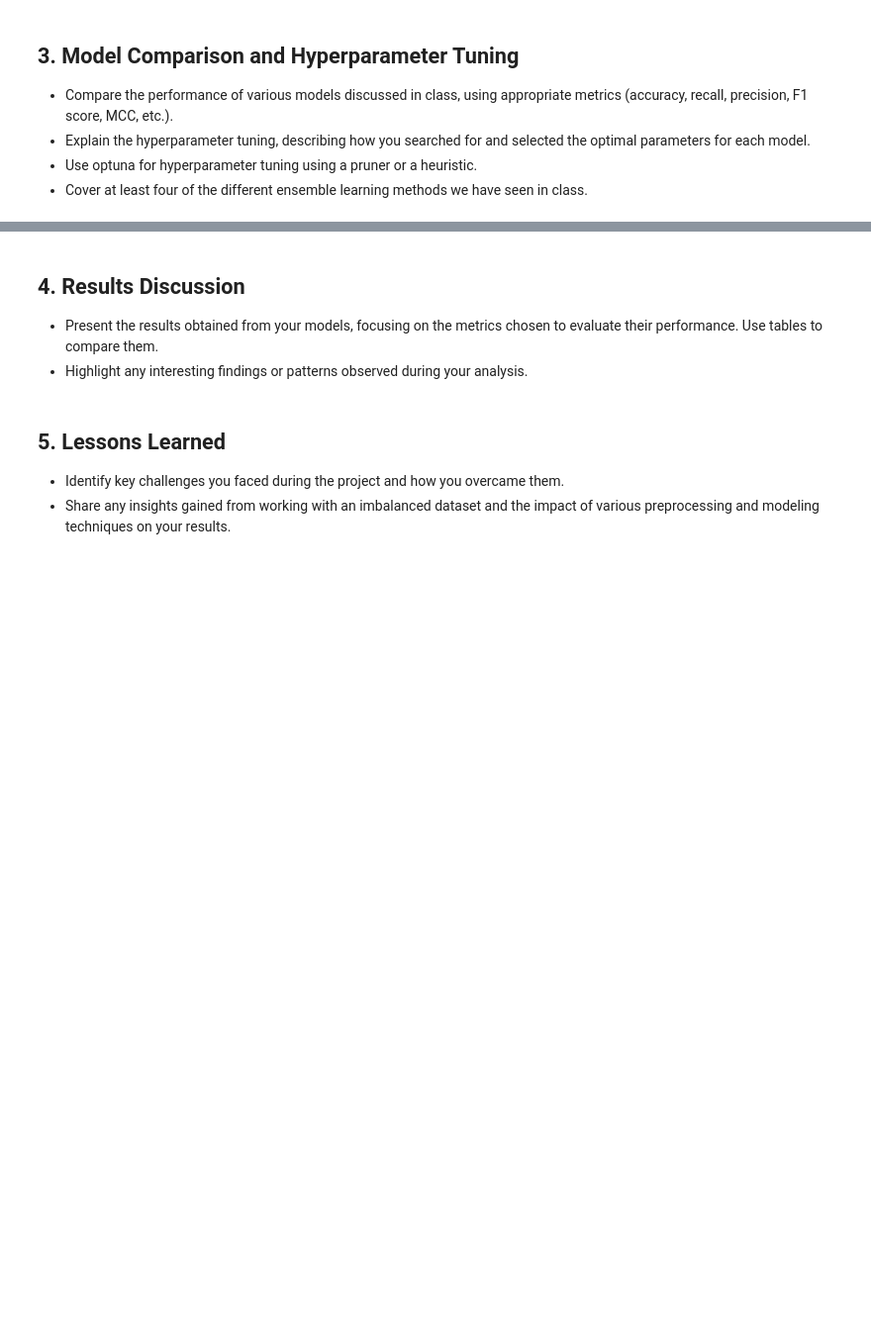
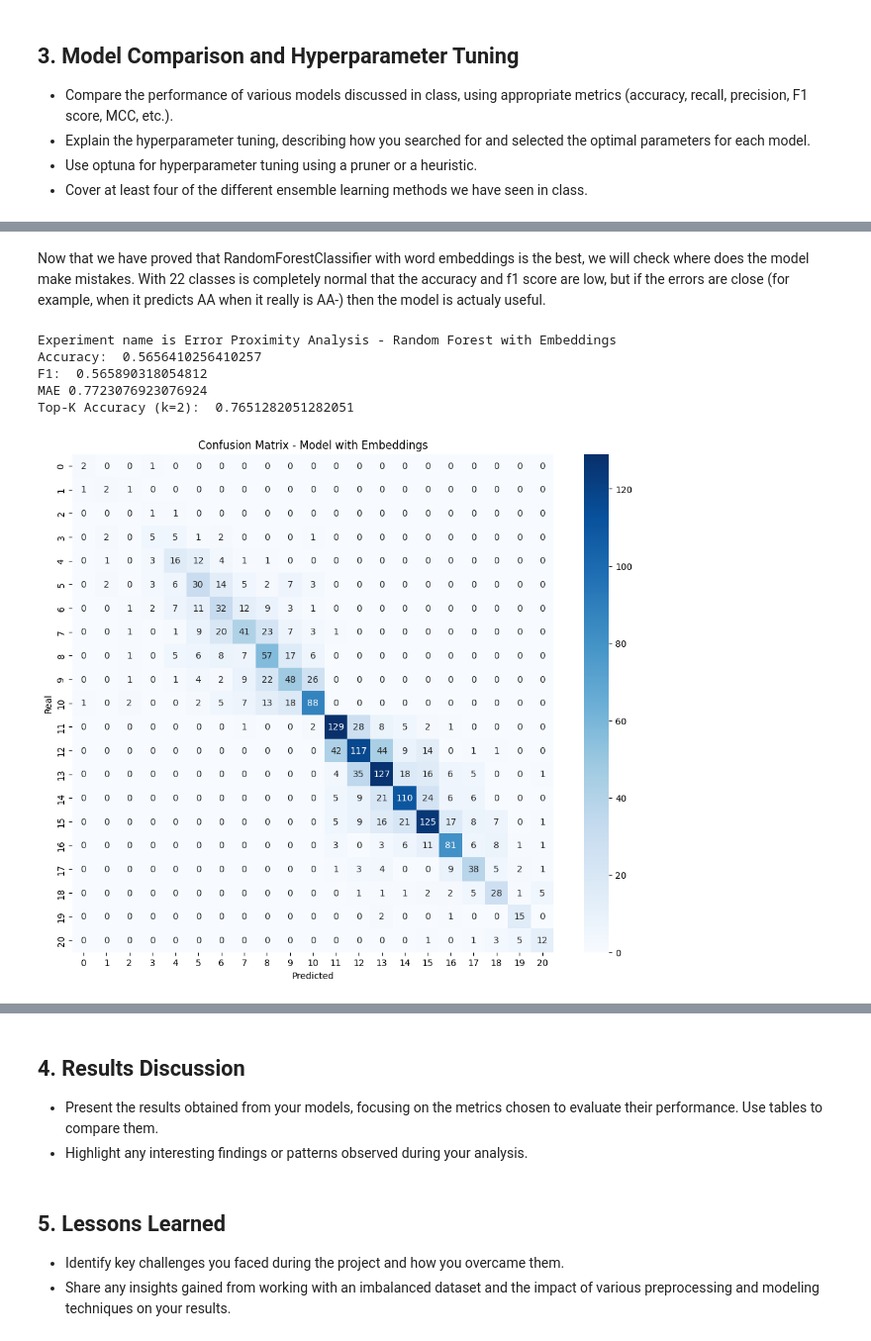
Before and after one commit to DiegoLopezAroca/Multiclass-Corporate-Credit-Rating, a Jupyter notebook: src/Multiclass_Corporate_Credit_Rating_D1_2.ipynb, the cells around one changed output, grey strips where cells are left out. Shown at 99% size. Cells and saved outputs as stored; diff of their text form; code cells hidden in the pictures; blank space fills up the shorter version.

Commit message:
model comparison

```diff
--- a/src/Multiclass_Corporate_Credit_Rating_D1_2.ipynb
+++ b/src/Multiclass_Corporate_Credit_Rating_D1_2.ipynb
@@ -408,0 +432,18 @@ Name: count, dtype: int64
+# %%
+from sklearn.ensemble import RandomForestClassifier
+from sklearn.tree import DecisionTreeClassifier
+from sklearn.ensemble import HistGradientBoostingClassifier
+
+clf1 = RandomForestClassifier(random_state=42, class_weight='balanced')
+clf2 = DecisionTreeClassifier(random_state=42, class_weight='balanced')
+clf3 = HistGradientBoostingClassifier(random_state=42)
+
+clfs = [clf1, clf2, clf3]
+
+for i in range(len(clfs)):
+    print(f'\n----------------------------------------------\nEVALUATION OF {clfs[i].__class__.__name__} WITHOUT WORD EMBEDDING VARIABLES\n----------------------------------------------\n')
+    X_train, X_test, y_train, y_test = train_test_select(df_not_emb)
+    run_pipeline(make_pipeline(clfs[i]), X_train, X_test, y_train, y_test, exp_name=clfs[i].__class__.__name__)
+    print(f'\n----------------------------------------------\nEVALUATION OF {clfs[i].__class__.__name__} WITH WORD EMBEDDING VARIABLES\n----------------------------------------------\n')
+    X_train, X_test, y_train, y_test = train_test_select(df_emb)
+    run_pipeline(make_pipeline(clfs[i]), X_train, X_test, y_train, y_test, exp_name=clfs[i].__class__.__name__)
@@ -408,0 +488,35 @@ Name: count, dtype: int64
+# %% [markdown]
+Now that we have proved that RandomForestClassifier with word embeddings is the best, we will check where does the model make mistakes. With 22 classes is completely normal that the accuracy and f1 score are low, but if the errors are close (for example, when it predicts AA when it really is AA-) then the model is actualy useful.
+# %%
+from sklearn.metrics import confusion_matrix
+import seaborn as sns
+import matplotlib.pyplot as plt
+
+X_train, X_test, y_train, y_test = train_test_select(df_emb)
+
+def error_proximity_analisys(model, X_train, X_test, y_train, y_test, k, exp_name):
+    model.fit(X_train, y_train)
+    y_pred = model.predict(X_test)
+    print("Experiment name is " + exp_name)
+    print("Accuracy: ", accuracy_score(y_test, y_pred))
+    print("F1: ", f1_score(y_test, y_pred, average='weighted'))
+    print("MAE", mean_absolute_error(y_test, y_pred))
+    print("Top-K Accuracy (k=" + str(k) + "): ", top_k_accuracy_score(y_test, model.predict_proba(X_test), k=k))
+    return y_pred
+
+y_pred = error_proximity_analisys(clf1, X_train, X_test, y_train, y_test, k=2, exp_name="Error Proximity Analysis - Random Forest with Embeddings")
+
+cm = confusion_matrix(y_test, y_pred)
+plt.figure(figsize=(12,10))
+sns.heatmap(cm, annot=True, fmt='d', cmap='Blues')
+plt.xlabel('Predicted')
+plt.ylabel('Real')
+plt.title('Confusion Matrix - Model with Embeddings')
+plt.show()
+# %% [output]
+Experiment name is Error Proximity Analysis - Random Forest with Embeddings
+Accuracy:  0.5656410256410257
+F1:  0.565890318054812
+MAE 0.7723076923076924
+Top-K Accuracy (k=2):  0.7651282051282051
+[figure, added]
```
Also changed, not shown: parts of 18 cells of this notebook, 2 other files.
